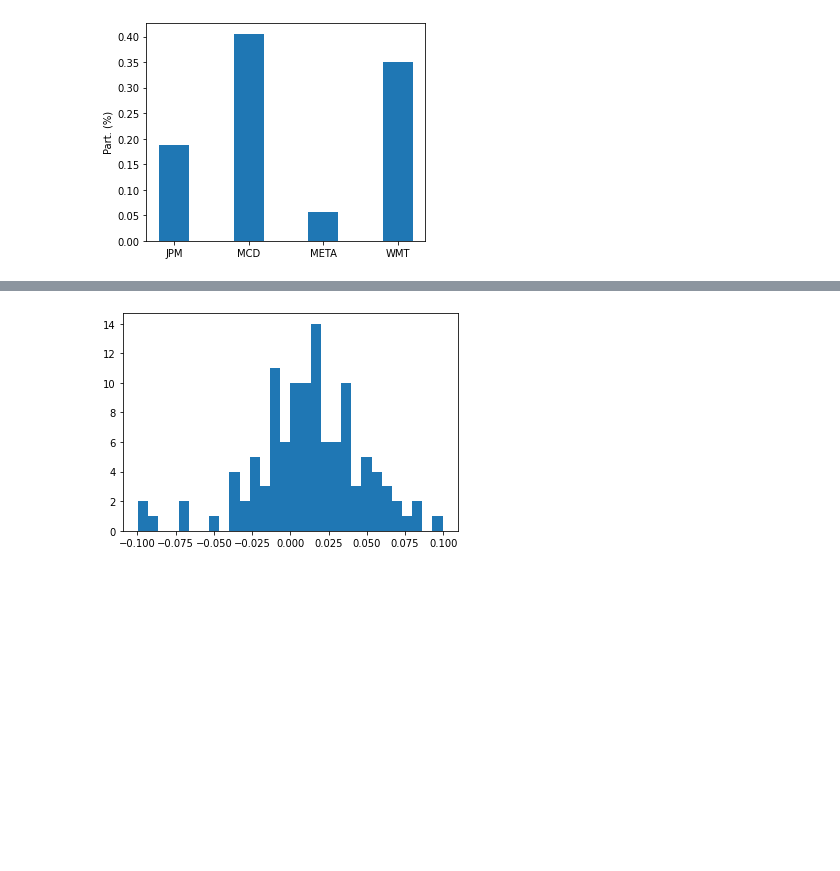
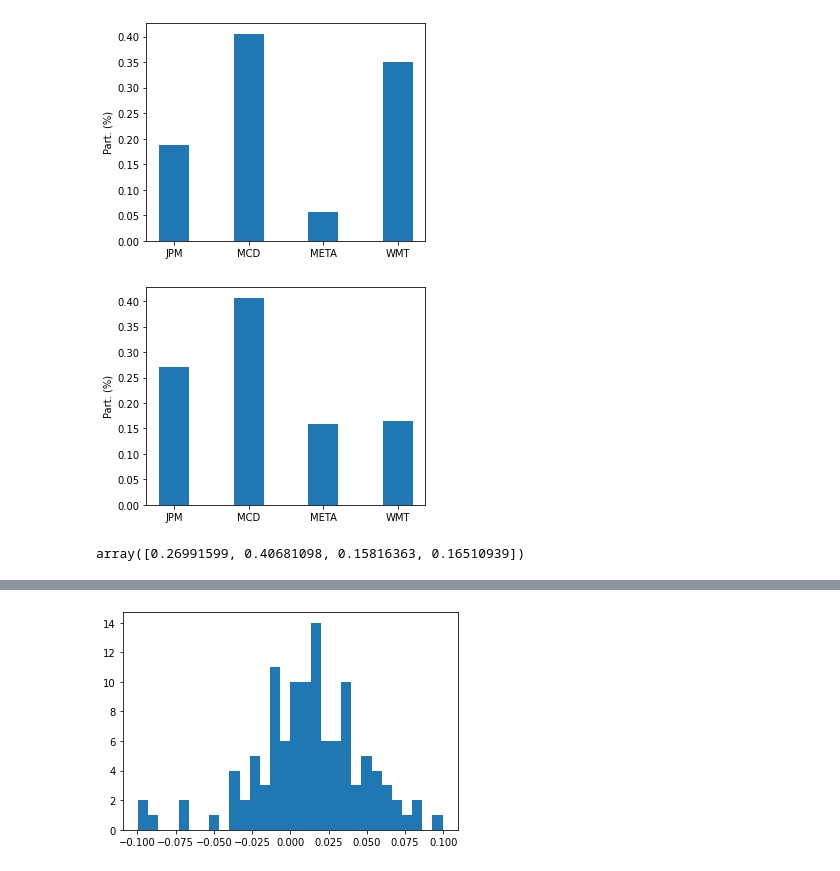
Before and after one commit to LauraCorredor7/Finanzas-Computacionales, a Jupyter notebook: Taller_3_Laura&Santiago.ipynb, the cells around one changed output, grey strips where cells are left out. Saved outputs shown, nothing was run; the diff lists cells and outputs as text; code cells hidden in the pictures; blank space fills up the shorter version.

```diff
--- a/Taller_3_Laura&Santiago.ipynb
+++ b/Taller_3_Laura&Santiago.ipynb
@@ -226,3 +226,22 @@ plt.ylabel("Part. (%)")
 plt.show()
 # %% [output]
 [figure]
+# %%
+# Portafolio de máximo Sharpe
+def pmsharpe(cov, mu, rf):
+    r = mu - rf
+    z = np.linalg.solve(cov,r)
+    return z / np.sum(z)
+
+rf = 0
+wpt = pmsharpe(cov, mu, rf)
+fig = plt.figure(figsize = (5, 4))
+plt.bar(assets, wpt, width = 0.4)
+plt.ylabel("Part. (%)")
+plt.show()
+# %% [output]
+[figure, added]
+# %%
+wpt
+# %% [output]
+array([0.26991599, 0.40681098, 0.15816363, 0.16510939])
```
Also changed, not shown: parts of 28 cells of this notebook.
